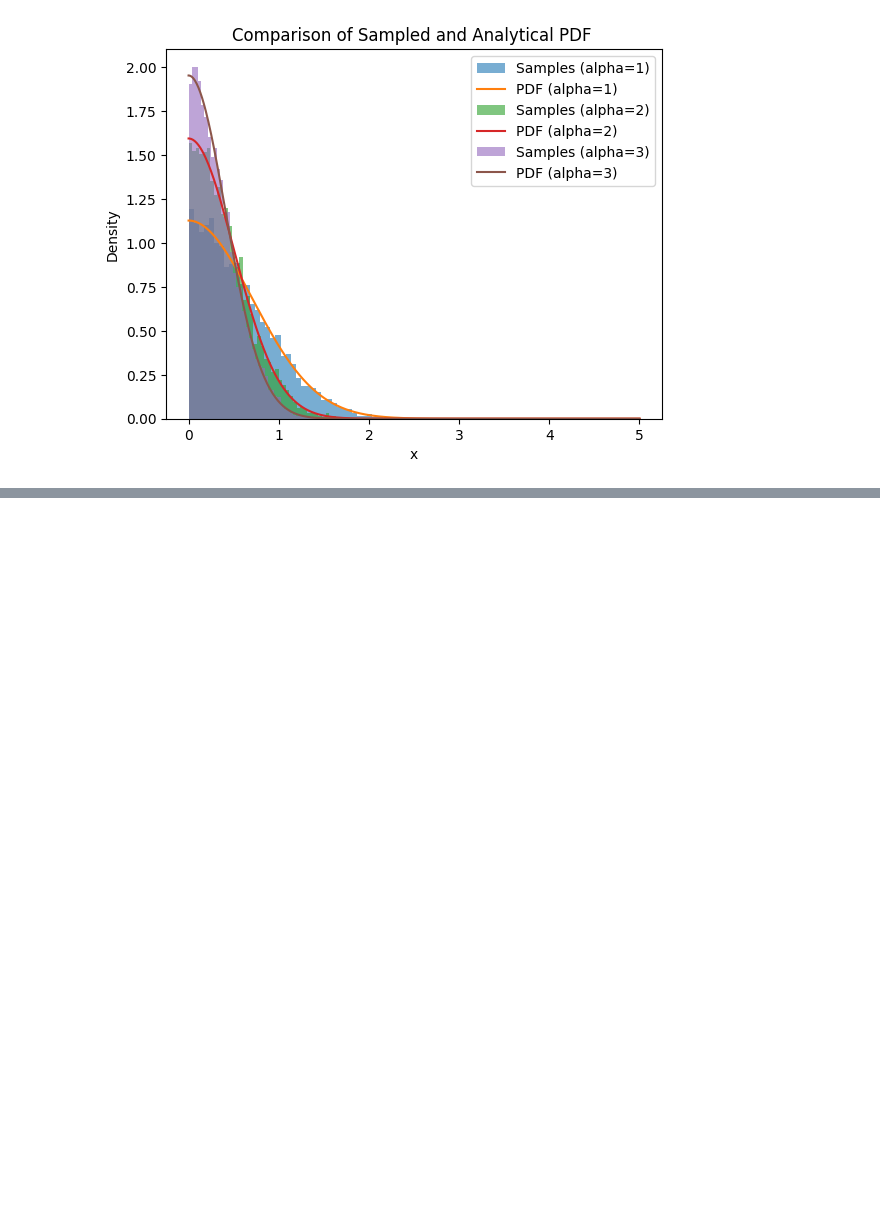
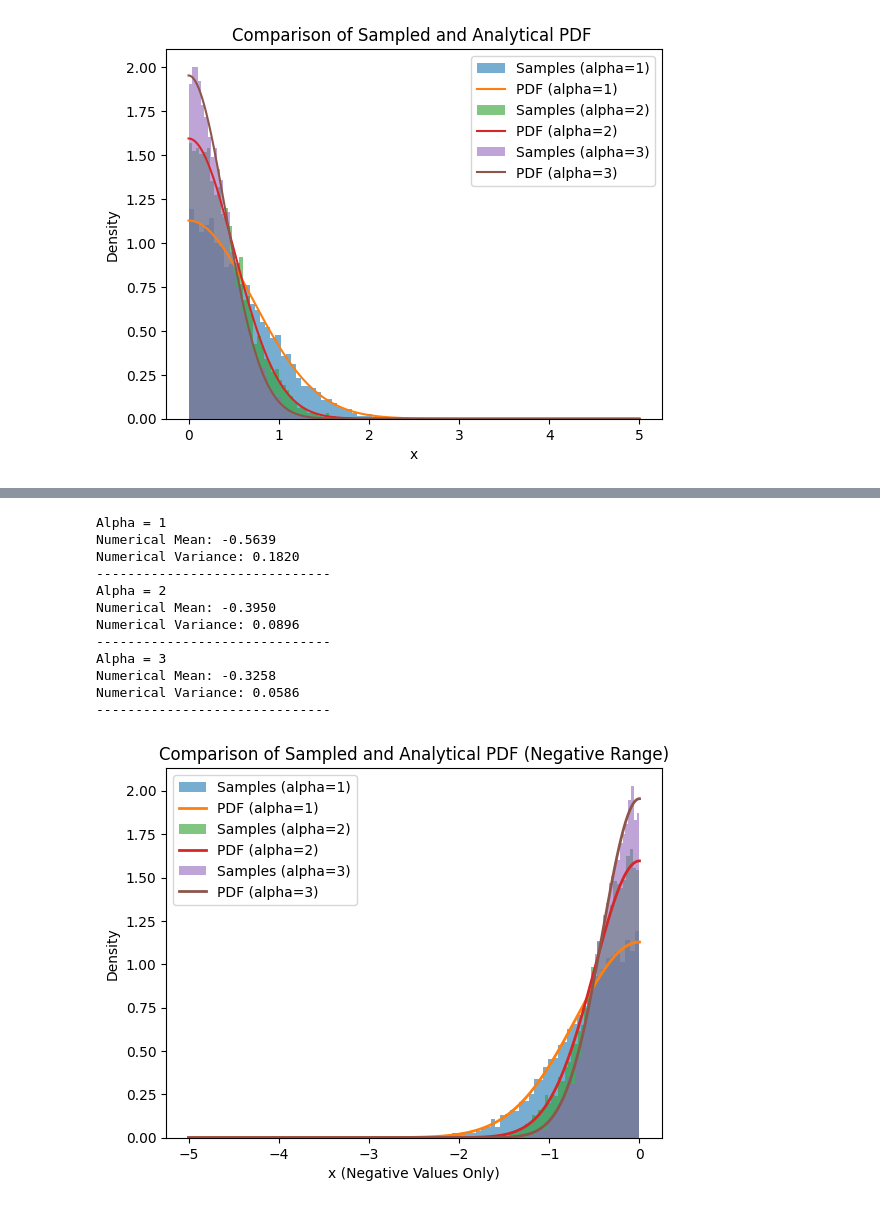
Before and after one commit to syma-afsha/AI_LAB, a Jupyter notebook: Practice2.ipynb, the cells around one changed output, grey strips where cells are left out. Cells and saved outputs as stored; diff of their text form; code cells hidden in the pictures; blank space fills up the shorter version.

```diff
--- a/Practice2.ipynb
+++ b/Practice2.ipynb
@@ -83,0 +176,73 @@ Analytical Variance: 0.0610
+# %%
+import numpy as np
+import matplotlib.pyplot as plt
+
+# Probability density function for the negative range
+def pdf(x, alpha):
+    sigma = np.sqrt(1 / (2 * alpha))
+    A = 2 / (np.sqrt(2 * np.pi) * sigma)
+    return A * np.exp(-x**2 / (2 * sigma**2))
+
+# Sampling the distribution for negative range
+def sample_distribution(alpha, size=10000):
+    sigma = np.sqrt(1 / (2 * alpha))  # Standard deviation
+    samples = -np.abs(np.random.normal(0, sigma, size))  # Restrict to negative values
+    return samples
+
+# Manual calculation of mean
+def calculate_mean(samples):
+    total = 0
+    for x in samples:
+        total += x
+    return total / len(samples)
+
+# Manual calculation of variance
+def calculate_variance(samples, mean):
+    total = 0
+    for x in samples:
+        total += (x - mean) ** 2
+    return total / len(samples)
+
+# Parameters
+alphas = [1, 2, 3]
+x_vals = np.linspace(-5, 0, 500)  # Negative range
+
+# Sampling and plotting
+for alpha in alphas:
+    # Generate samples
+    samples = sample_distribution(alpha)
+
+    # Plot the histogram of the samples
+    plt.hist(samples, bins=50, density=True, alpha=0.6, label=f"Samples (alpha={alpha})")
+
+    # Plot the analytical PDF
+    plt.plot(x_vals, pdf(x_vals, alpha), label=f"PDF (alpha={alpha})", linewidth=2)
+
+    # Calculate numerical mean and variance
+    mean_numerical = calculate_mean(samples)
+    variance_numerical = calculate_variance(samples, mean_numerical)
+    print(f"Alpha = {alpha}")
+    print(f"Numerical Mean: {mean_numerical:.4f}")
+    print(f"Numerical Variance: {variance_numerical:.4f}")
+    print("-" * 30)
+
+# Plot formatting
+plt.title("Comparison of Sampled and Analytical PDF (Negative Range)")
+plt.xlabel("x (Negative Values Only)")
+plt.ylabel("Density")
+plt.legend()
+plt.show()
+# %% [output]
+Alpha = 1
+Numerical Mean: -0.5639
+Numerical Variance: 0.1820
+------------------------------
+Alpha = 2
+Numerical Mean: -0.3950
+Numerical Variance: 0.0896
+------------------------------
+Alpha = 3
+Numerical Mean: -0.3258
+Numerical Variance: 0.0586
+------------------------------
+[figure, added]
```
Also changed, not shown: parts of 3 cells of this notebook.
